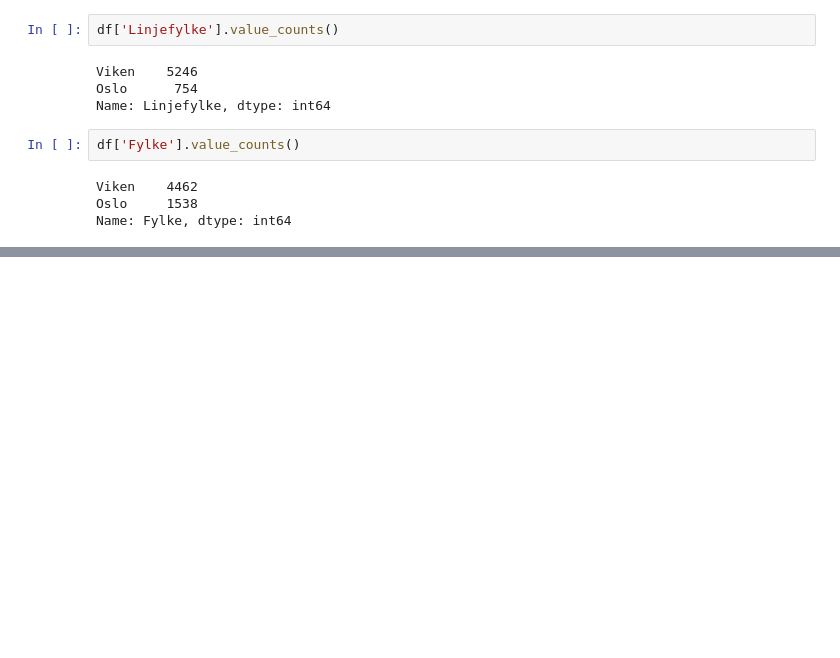
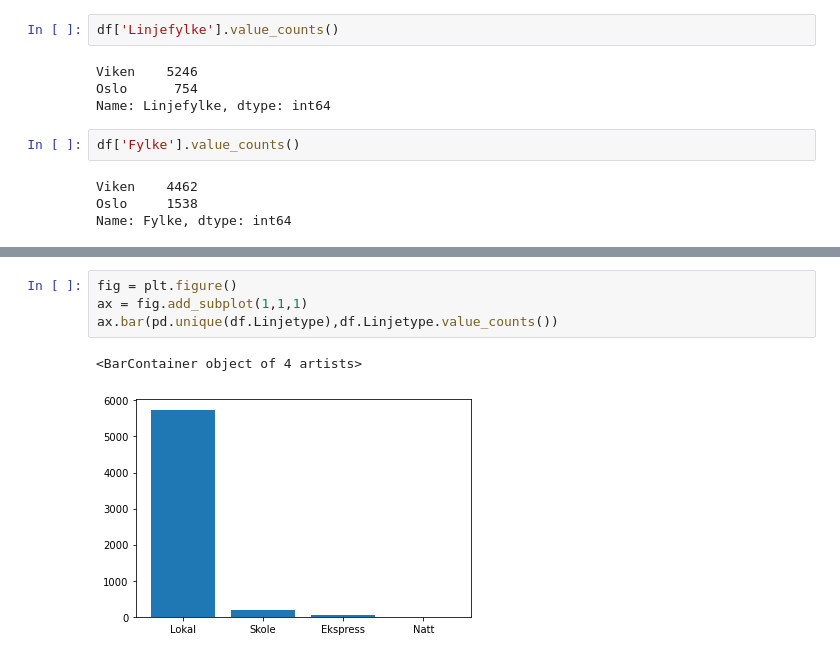
Before and after one commit to Kenn3Th/DAVE3625, a Jupyter notebook: Assignment_1/testing.ipynb, the cells around one changed output, grey strips where cells are left out. Drawn from its saved outputs; the diff is of its cells as text; blank space fills up the shorter version.

```diff
--- a/Assignment_1/testing.ipynb
+++ b/Assignment_1/testing.ipynb
@@ -190,0 +234,7 @@ Name: Linjenavn, Length: 150, dtype: int64
+# %%
+fig = plt.figure()
+ax = fig.add_subplot(1,1,1)
+ax.bar(pd.unique(df.Linjetype),df.Linjetype.value_counts())
+# %% [output]
+<BarContainer object of 4 artists>
+[figure, added]
```
Also changed, not shown: parts of 9 cells of this notebook, 1 other file.
